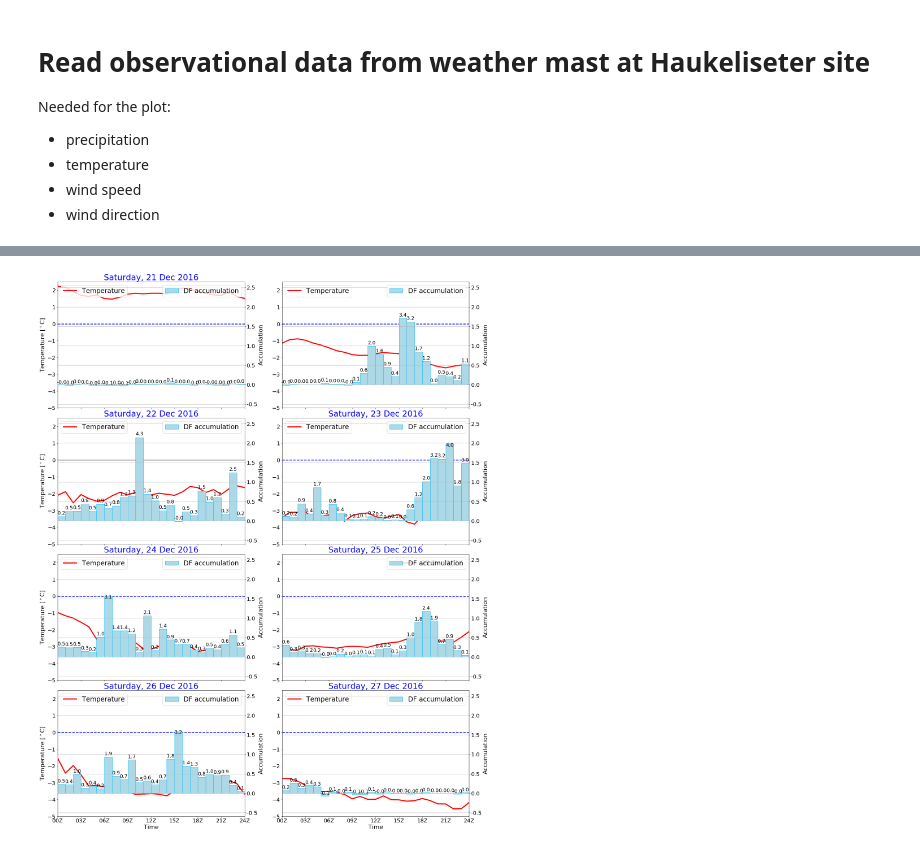
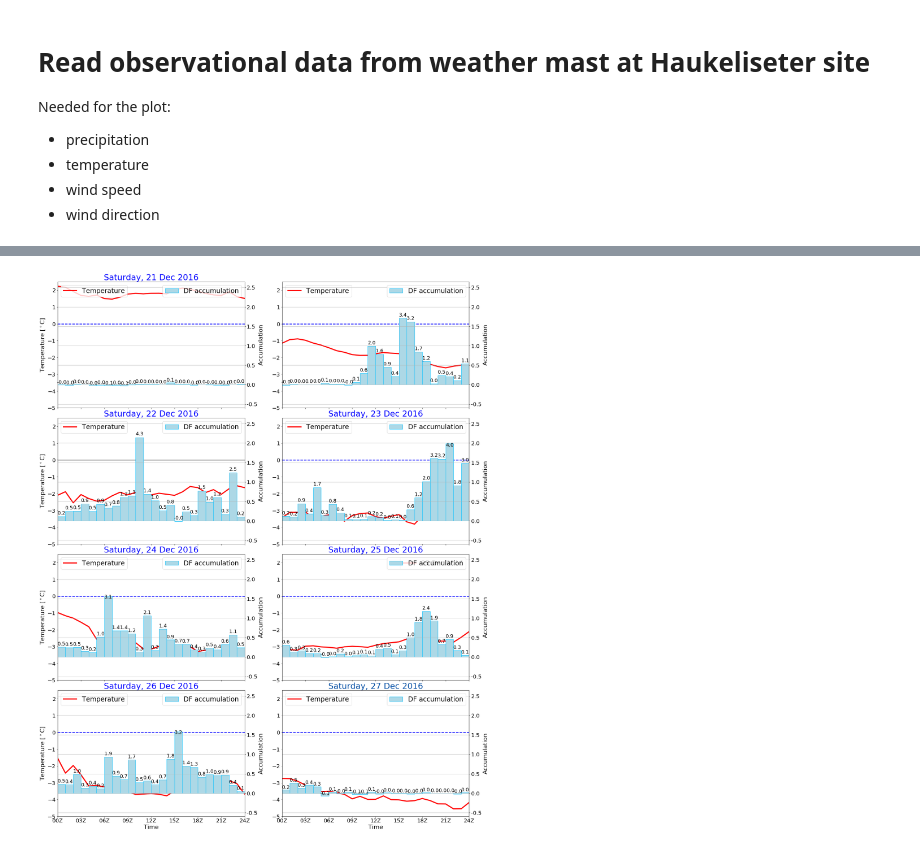
Before and after one commit to franzihe/Python_Masterthesis, a Jupyter notebook: Haukeli_obs.ipynb, the cells around one changed output, grey strips where cells are left out. Saved outputs shown, nothing was run; the diff lists cells and outputs as text; code cells hidden in the pictures.

```diff
--- a/Haukeli_obs.ipynb
+++ b/Haukeli_obs.ipynb
@@ -53,6 +53,10 @@ x = np.ones((1000, 1000)) * np.nan
 with warnings.catch_warnings():
     warnings.simplefilter("ignore", category=RuntimeWarning)
     foo = np.nanmean(x, axis=0)
+# %%
+### define colors for colorbar
+champ = 255
+blue = np.array([1,74,159])/champ           # for the date
 # %%
 ### Mean wind speed and direction
 # http://www.intellovations.com/2011/01/16/wind-observation-calculations-in-fortran-and-python/
@@ -280,8 +284,8 @@ for k in range(4,31):
     ax3.set_ylim([-0.001,0.001])
     ax3.grid()
 
-    ax1.set_title('%s, %g %s %g' %(calday, (*day[:,k]), calmon, (*year[:,k])),fontsize=30, color='b')
+    ax1.set_title('%s, %g %s %g' %(calday, (*day[:,k]), calmon, (*year[:,k])),fontsize=30, color=blue)
     ### Save
     plt.savefig('../Observations_results/Haukeli/T_P_U_%g%g%g.png' % ( (*year[:,k]), (*month[:,k]), (*day[:,k])))
-   # plt.show()
+    plt.show()
     plt.close()
@@ -587,7 +605,7 @@ ax15.legend(loc='upper left', fontsize=24)
 ax15.tick_params(axis='both', which= 'major', labelsize=20)
 ax15.axhline(y = 0., c ='b', linewidth = 2.5, zorder = 0, linestyle = '--')
 
-ax15.set_title('%s, %g %s %g' %(calday, (*day[:,26]), calmon, (*year[:,26])),fontsize=30, color='b')
+ax15.set_title('%s, %g %s %g' %(calday, (*day[:,26]), calmon, (*year[:,26])),fontsize=30, color=blue)
 
 # Precipitation
 ax16 = ax15.twinx()
@@ -609,31 +627,31 @@ ax16.legend(loc='upper right', fontsize=24)
 
 
 
 
 
 
 #####
 ax1.set_xlim([0,24*1/60])
 ax1.set_ylim([-5,2.5])
 
 ax13.set_xticks(UTC),                  ax15.set_xticks(UTC)
 ax13.set_xlabel('Time',fontsize = 22), ax15.set_xlabel('Time',fontsize = 22)
 
 
 
 #ax1.grid(), ax2.grid(), ax3.grid(), ax4.grid()
 #ax5.grid(), ax6.grid(), ax7.grid(), ax8.grid()
 
 
 
 
 # Fine-tune figure; make subplots close to each other and hide x ticks for
 # all but bottom plot.
 fig.subplots_adjust(hspace=0.08)
 #plt.setp([a.get_xticklabels() for a in f.axes[:-1]], visible=False)
 
 
 
 plt.show()
 # %% [output]
-[figure, old version]
+[figure, new version]
```
Also changed, not shown: parts of 1 cell of this notebook, 4 other files.
